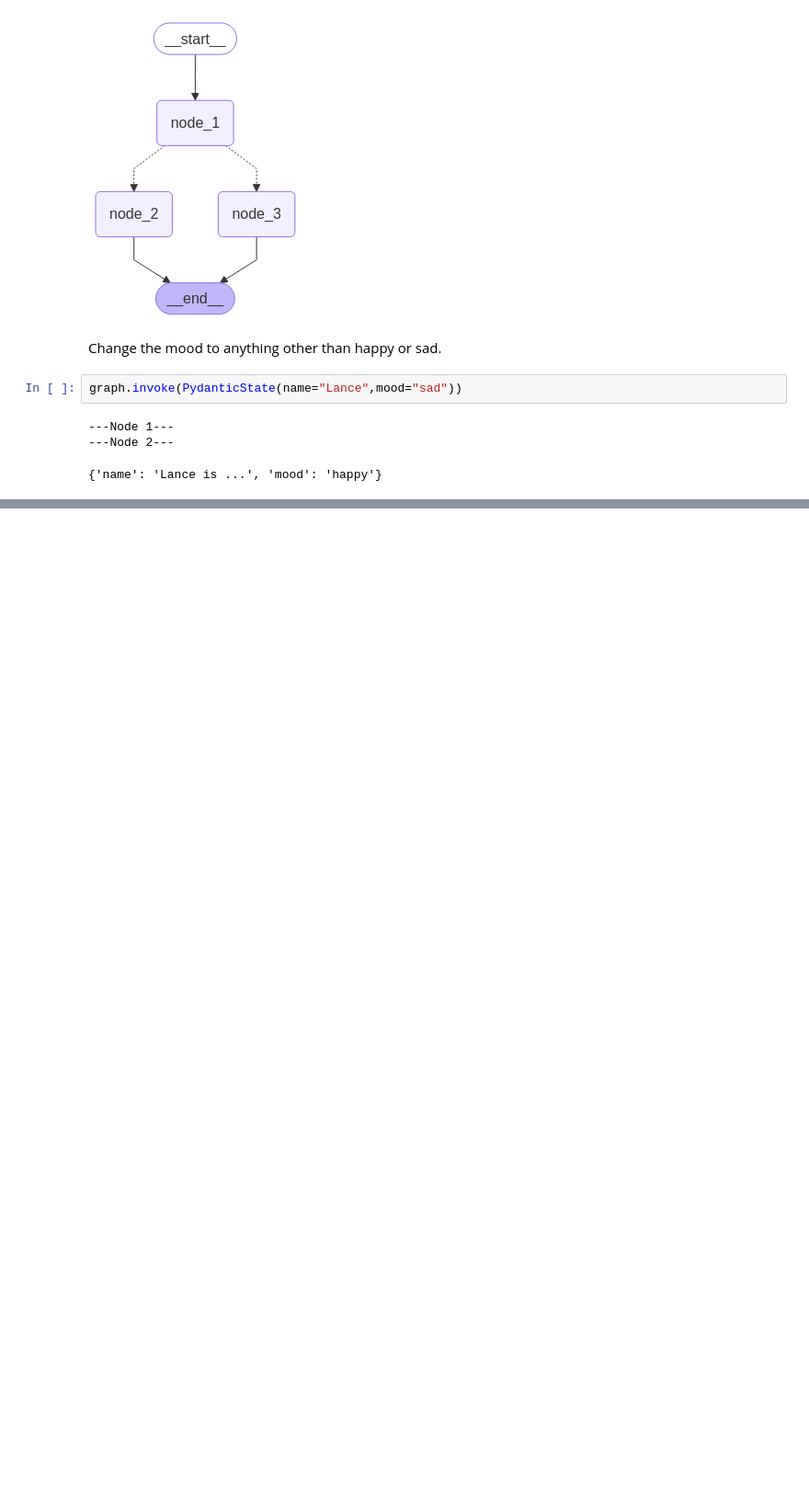
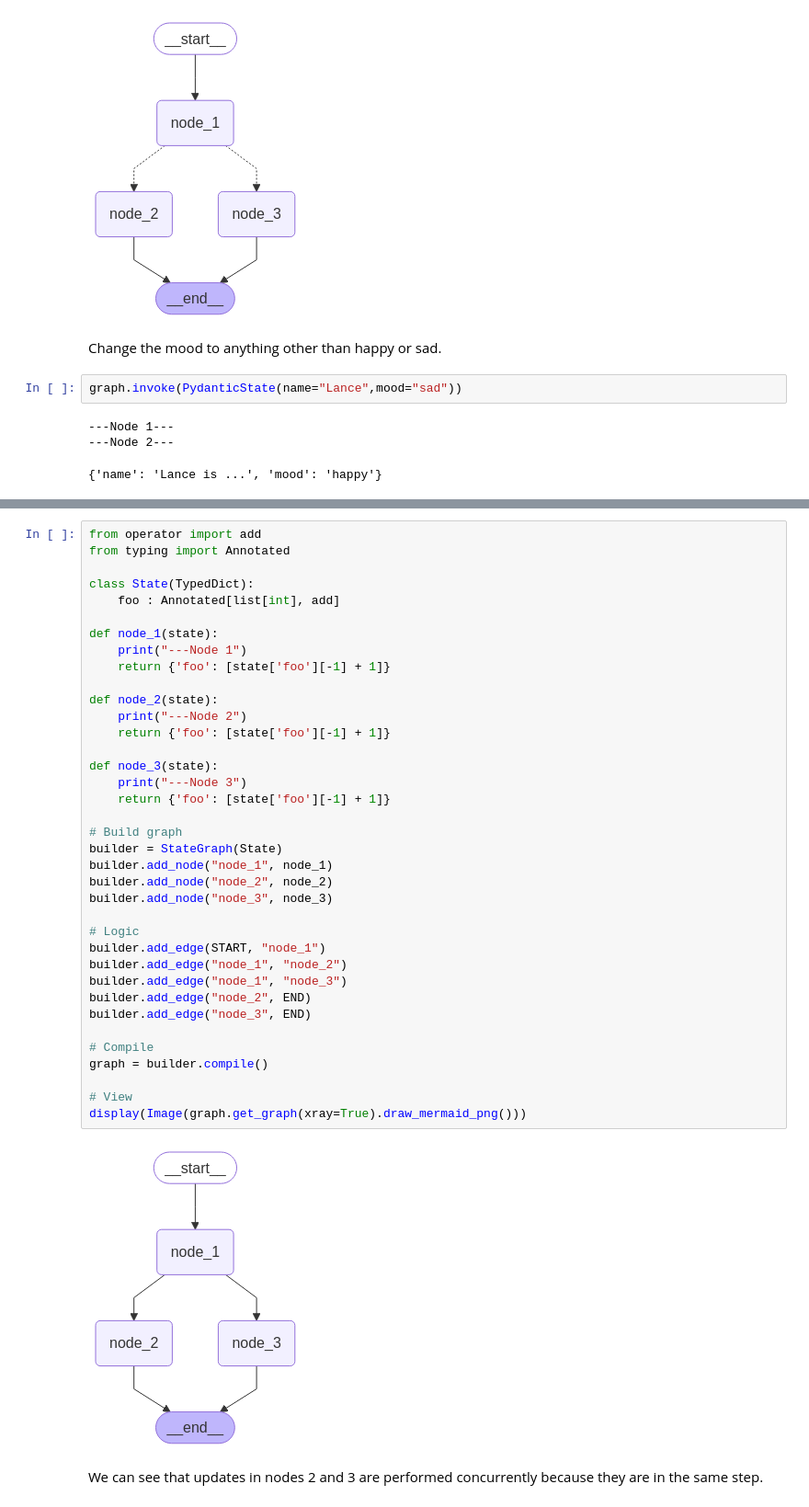
Before and after one commit to Raahul-G/AI-Agent-Langchain, a Jupyter notebook: Module_2.ipynb, the cells around one changed output, grey strips where cells are left out. Shown at 92% size. Drawn from its saved outputs; the diff is of its cells as text; blank space fills up the shorter version.

```diff
--- a/Module_2.ipynb
+++ b/Module_2.ipynb
@@ -184,0 +261,41 @@ graph.invoke(PydanticState(name="Lance",mood="sad"))
+# %%
+from operator import add
+from typing import Annotated
+
+class State(TypedDict):
+    foo : Annotated[list[int], add]
+
+def node_1(state):
+    print("---Node 1")
+    return {'foo': [state['foo'][-1] + 1]}
+
+def node_2(state):
+    print("---Node 2")
+    return {'foo': [state['foo'][-1] + 1]}
+
+def node_3(state):
+    print("---Node 3")
+    return {'foo': [state['foo'][-1] + 1]}
+
+# Build graph
+builder = StateGraph(State)
+builder.add_node("node_1", node_1)
+builder.add_node("node_2", node_2)
+builder.add_node("node_3", node_3)
+
+# Logic
+builder.add_edge(START, "node_1")
+builder.add_edge("node_1", "node_2")
+builder.add_edge("node_1", "node_3")
+builder.add_edge("node_2", END)
+builder.add_edge("node_3", END)
+
+# Compile
+graph = builder.compile()
+
+# View
+display(Image(graph.get_graph(xray=True).draw_mermaid_png()))
+# %% [output]
+[figure, added]
+# %% [markdown]
+We can see that updates in nodes 2 and 3 are performed concurrently because they are in the same step.
```
Also changed, not shown: parts of 22 cells of this notebook.
